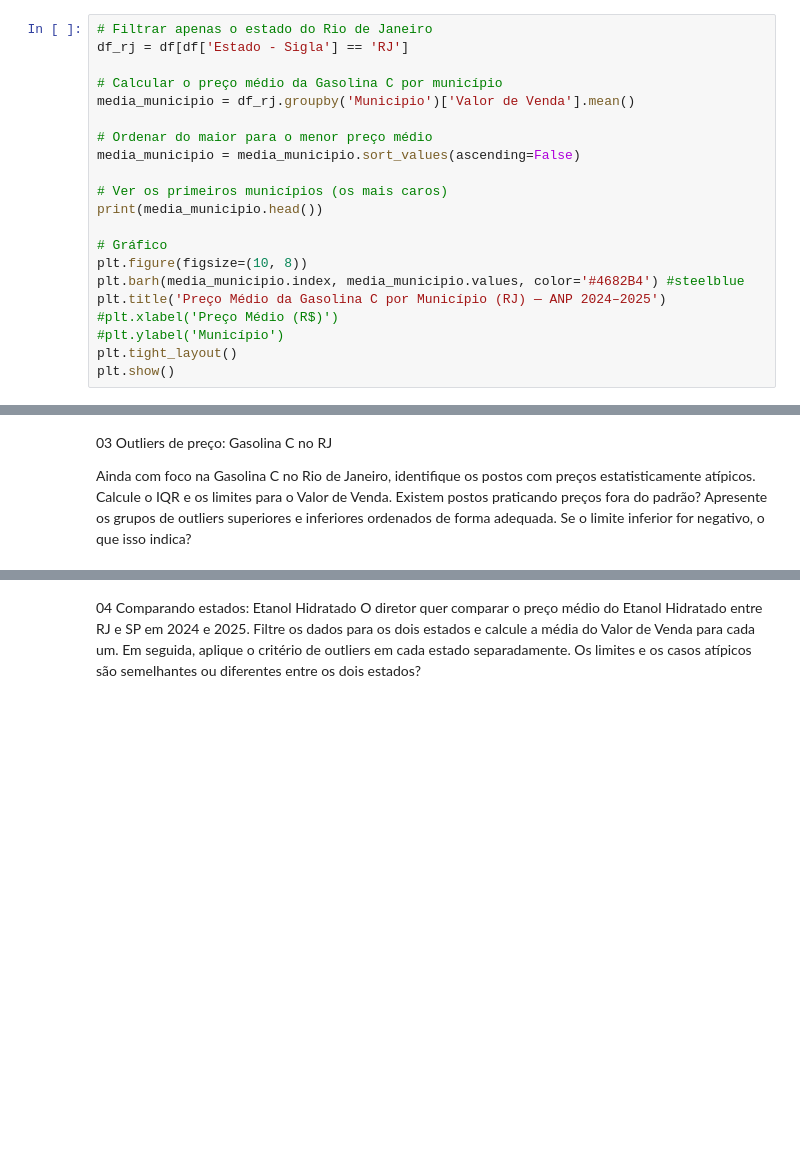
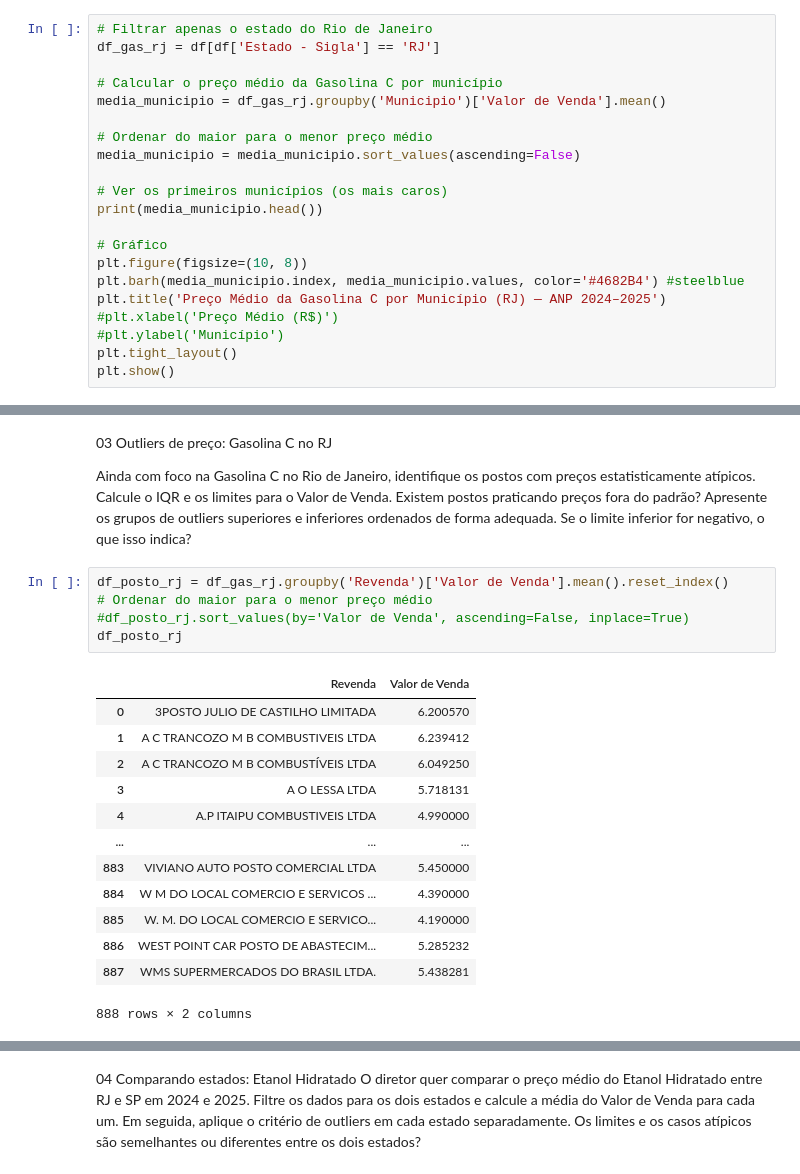
Before and after one commit to santana-rodrigo-1/senac-ad-2026, a Jupyter notebook: projeto-anp.ipynb, the cells around one changed output, grey strips where cells are left out. Saved outputs shown, nothing was run; the diff lists cells and outputs as text; blank space fills up the shorter version.

```diff
--- a/projeto-anp.ipynb
+++ b/projeto-anp.ipynb
@@ -76,9 +101,9 @@ praticaram os maiores preços médios no período?
 # %%
 # Filtrar apenas o estado do Rio de Janeiro
-df_rj = df[df['Estado - Sigla'] == 'RJ']
+df_gas_rj = df[df['Estado - Sigla'] == 'RJ']
 
 # Calcular o preço médio da Gasolina C por município
-media_municipio = df_rj.groupby('Municipio')['Valor de Venda'].mean()
+media_municipio = df_gas_rj.groupby('Municipio')['Valor de Venda'].mean()
 
 # Ordenar do maior para o menor preço médio
 media_municipio = media_municipio.sort_values(ascending=False)
@@ -110,3 +135,22 @@ Outliers de preço: Gasolina C no RJ
 Ainda com foco na Gasolina C no Rio de Janeiro, identifique os postos com preços estatisticamente atípicos. Calcule o IQR e
 os limites para o Valor de Venda. Existem postos praticando preços fora do padrão? Apresente os grupos de outliers
 superiores e inferiores ordenados de forma adequada. Se o limite inferior for negativo, o que isso indica?
+# %%
+df_posto_rj = df_gas_rj.groupby('Revenda')['Valor de Venda'].mean().reset_index()
+# Ordenar do maior para o menor preço médio
+#df_posto_rj.sort_values(by='Valor de Venda', ascending=False, inplace=True)
+df_posto_rj
+# %% [output]
+|  | Revenda | Valor de Venda |
+| 0 | 3POSTO JULIO DE CASTILHO LIMITADA | 6.200570 |
+| 1 | A C TRANCOZO M B COMBUSTIVEIS LTDA | 6.239412 |
+| 2 | A C TRANCOZO M B COMBUSTÍVEIS LTDA | 6.049250 |
+| 3 | A O LESSA LTDA | 5.718131 |
+| 4 | A.P ITAIPU COMBUSTIVEIS LTDA | 4.990000 |
+| ... | ... | ... |
+| 883 | VIVIANO AUTO POSTO COMERCIAL LTDA | 5.450000 |
+| 884 | W M DO LOCAL COMERCIO E SERVICOS ... | 4.390000 |
+| 885 | W. M. DO LOCAL COMERCIO E SERVICO... | 4.190000 |
+| 886 | WEST POINT CAR POSTO DE ABASTECIM... | 5.285232 |
+| 887 | WMS SUPERMERCADOS DO BRASIL LTDA. | 5.438281 |
+888 rows × 2 columns
```
Also changed, not shown: parts of 11 cells of this notebook.
